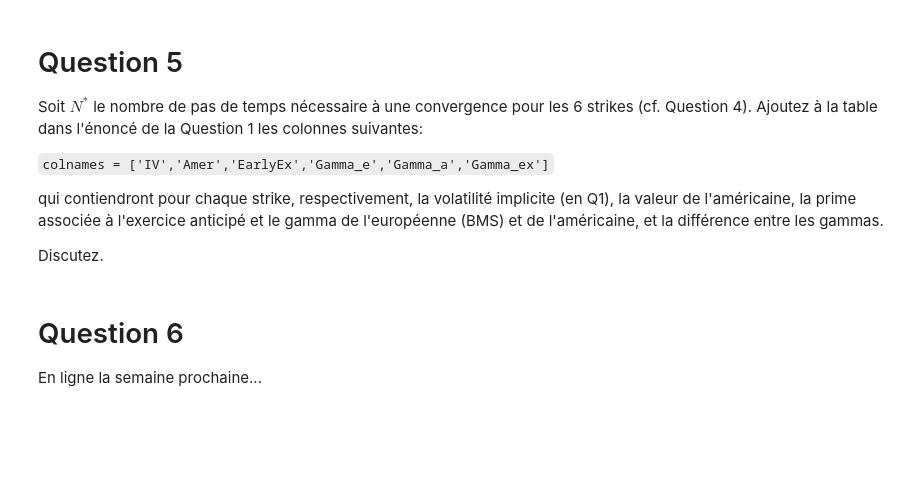
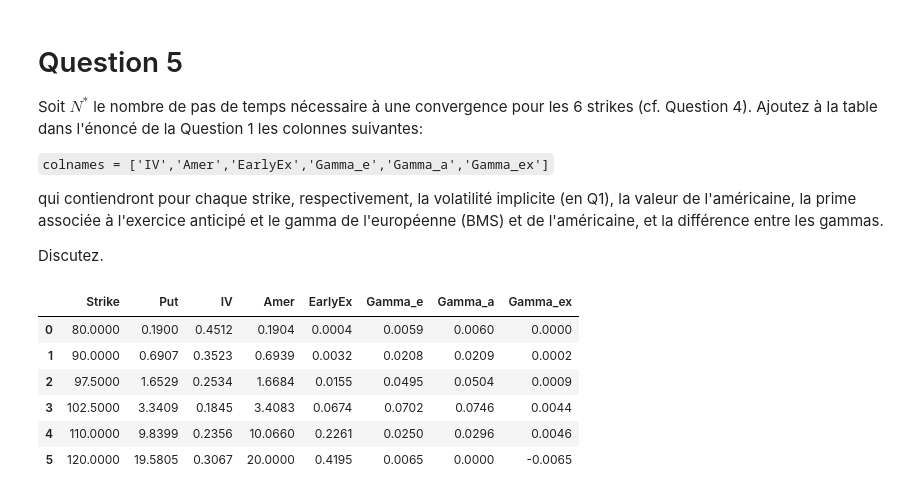
Before and after one commit to Thomas4390/produits_derives, a Jupyter notebook: assignment1_202301.ipynb, the cells around one changed output. Cells and saved outputs as stored; diff of their text form; code cells hidden in the pictures; blank space fills up the shorter version.

```diff
--- a/assignment1_202301.ipynb
+++ b/assignment1_202301.ipynb
@@ -138,4 +137,29 @@ N_star = 2100
-# %% [markdown]
-# Question 6
-
-En ligne la semaine prochaine...
+# %%
+# Nombre de pas nécessaire à la convergence (voir Q4)
+N_star  = 2100
+N_Range = np.arange(N_star, N_star + 1)
+
+# Calcul des valeurs des puts américains et des gammas
+Amer, Gamma_a = CRR_tree_BD_df(S  = S_0, K = info['Strike'], T = T, r = r_f, sigma = info['Implied vol.'],
+                                Type = 1, N_Range = N_Range, ret_gamma = True)
+
+Euro, Gamma_e = CRR_tree_BD_df(S  = S_0, K = info['Strike'], T = T, r = r_f, sigma = info['Implied vol.'],
+                                Type = 0, N_Range = N_Range, ret_gamma = True)
+
+# Mise en forme de de la table info
+info['Amer']     = list(Amer.iloc[0])
+info['EarlyEx']  = info['Amer'] - info['Put']
+info['Gamma_e']  = [float(gamma_e['gamma_1']) for gamma_e in Gamma_e]
+info['Gamma_a']  = [float(gamma_a['gamma_1']) for gamma_a in Gamma_a]
+info['Gamma_ex'] = info['Gamma_a'] - info['Gamma_e']
+
+info = info.rename(columns={'Implied vol.': 'IV'})
+info
+# %% [output]
+|  | Strike | Put | IV | Amer | EarlyEx | Gamma_e | Gamma_a | Gamma_ex |
+| 0 | 80.0000 | 0.1900 | 0.4512 | 0.1904 | 0.0004 | 0.0059 | 0.0060 | 0.0000 |
+| 1 | 90.0000 | 0.6907 | 0.3523 | 0.6939 | 0.0032 | 0.0208 | 0.0209 | 0.0002 |
+| 2 | 97.5000 | 1.6529 | 0.2534 | 1.6684 | 0.0155 | 0.0495 | 0.0504 | 0.0009 |
+| 3 | 102.5000 | 3.3409 | 0.1845 | 3.4083 | 0.0674 | 0.0702 | 0.0746 | 0.0044 |
+| 4 | 110.0000 | 9.8399 | 0.2356 | 10.0660 | 0.2261 | 0.0250 | 0.0296 | 0.0046 |
+| 5 | 120.0000 | 19.5805 | 0.3067 | 20.0000 | 0.4195 | 0.0065 | 0.0000 | -0.0065 |
```
Also changed, not shown: parts of 10 cells of this notebook, 1 other file.
